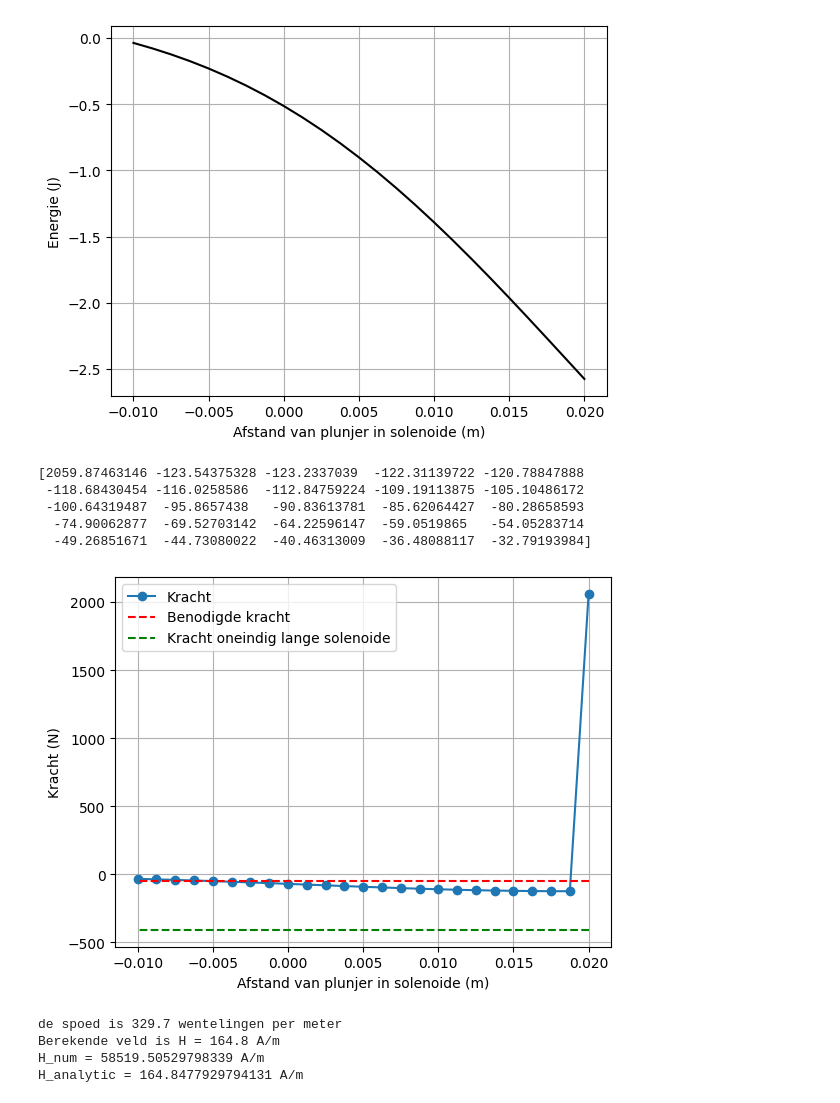
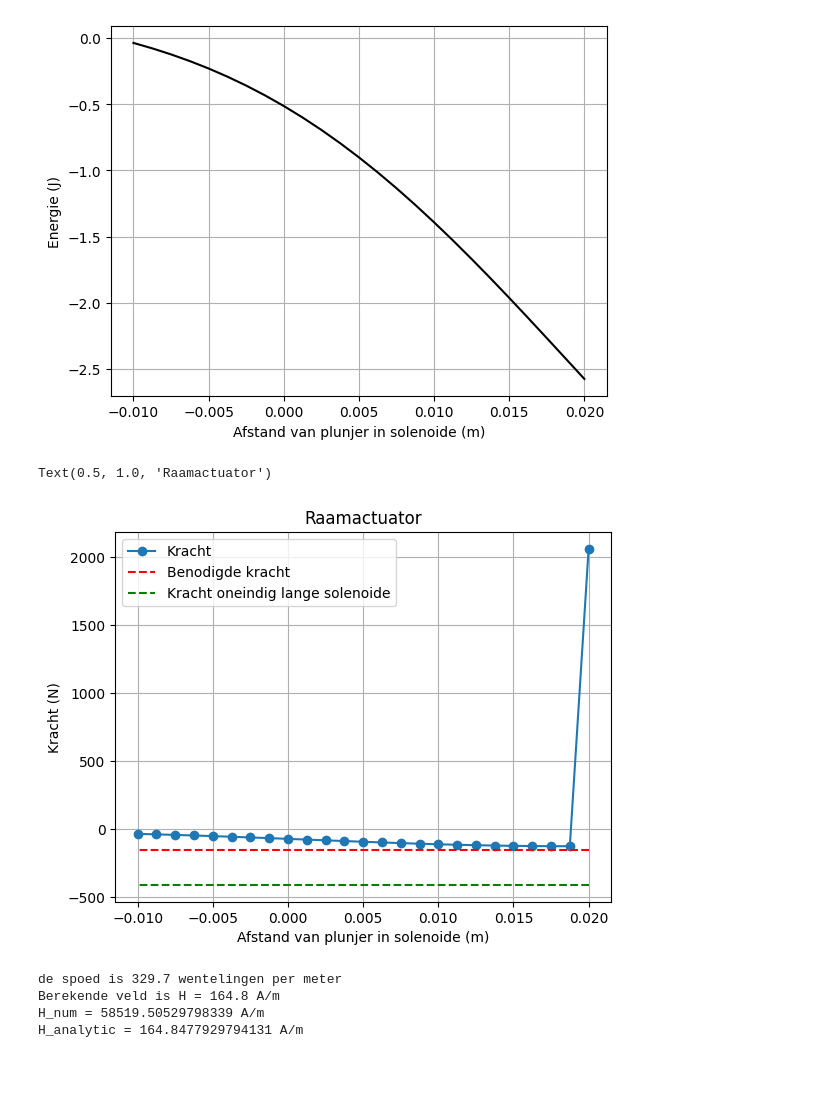
Before and after one commit to cs50202/opdrachten-DEF-D-, a Jupyter notebook: 2KrachtactuatorOpdracht/2KrachtactuatorOpdracht/KrachtactuatorOpdracht.ipynb, the cells around one changed output. Cells and saved outputs as stored; diff of their text form; code cells hidden in the pictures; blank space fills up the shorter version.

```diff
--- a/2KrachtactuatorOpdracht/2KrachtactuatorOpdracht/KrachtactuatorOpdracht.ipynb
+++ b/2KrachtactuatorOpdracht/2KrachtactuatorOpdracht/KrachtactuatorOpdracht.ipynb
@@ -893,22 +896,17 @@ plt.xlabel('Afstand van plunjer in solenoide (m)'), plt.ylabel('Energie (J)'), p
 # %%
 force_analytical = -mu_0*mu_r*np.pi*r_s**2*aantal_omwent**2*I**2/2/L_s**2 # Kracht uitrekenen numeriek
 force_numerical=np.diff(Wz, n=1, append=[0])/(z_ax[1] - z_ax[0]) # Kracht uitrekenen
 
 # Plotting the results
 plt.plot(L_s/2 - z_ax, np.flipud(force_numerical), '-o', label='Kracht')
-plt.plot(L_s/2 - z_ax, (-5*9.8)*np.ones(n_ax), '--r', label='Benodigde kracht')
+plt.plot(L_s/2 - z_ax, (-1.5e2)*np.ones(n_ax), '--r', label='Benodigde kracht') #Hier weer de benodigde kracht vervangen met onze minimale kracht schatting
 plt.plot(L_s/2 - z_ax, force_analytical*np.ones(n_ax), '--g', label='Kracht oneindig lange solenoide')
 plt.xlabel('Afstand van plunjer in solenoide (m)'), plt.ylabel('Kracht (N)'), plt.grid(), plt.legend()
+plt.title("Raamactuator")
 # plt.ylim([-200, 0])
-
-print(np.flipud(force_numerical))
 # %% [output]
-[2059.87463146 -123.54375328 -123.2337039  -122.31139722 -120.78847888
- -118.68430454 -116.0258586  -112.84759224 -109.19113875 -105.10486172
- -100.64319487  -95.8657438   -90.83613781  -85.62064427  -80.28658593
-  -74.90062877  -69.52703142  -64.22596147  -59.0519865   -54.05283714
-  -49.26851671  -44.73080022  -40.46313009  -36.48088117  -32.79193984]
+Text(0.5, 1.0, 'Raamactuator')
-[figure, old version]
+[figure, new version]
 # %%
 ###
 ###Jullie code hier###
```
Also changed, not shown: parts of 4 cells of this notebook.
